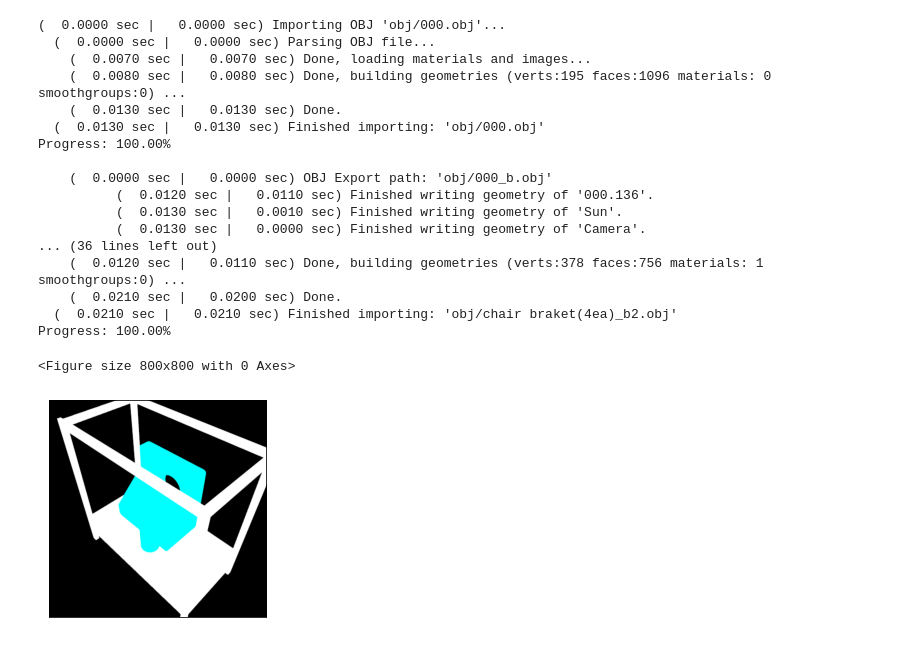
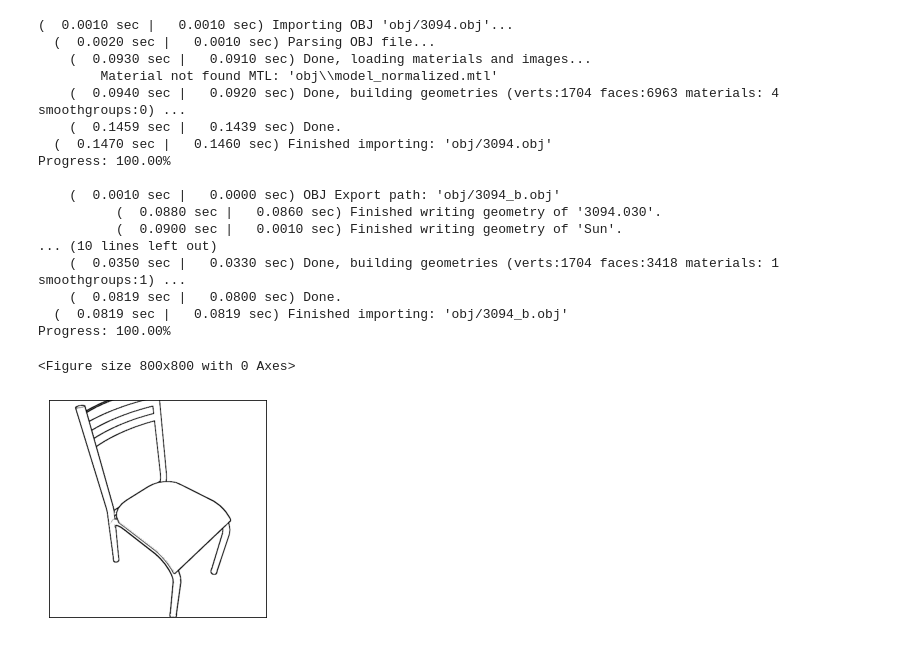
Before and after one commit to JunyoungPark95/RenderingModule, a Jupyter notebook: RenderMoudle.ipynb, the cells around one changed output. Cells and saved outputs as stored; diff of their text form; code cells hidden in the pictures.

Commit message:
Updated by SJH
modify a function of wireframe(stefan, shapenet)

```diff
--- a/RenderMoudle.ipynb
+++ b/RenderMoudle.ipynb
@@ -287,48 +290,48 @@ obj_data = []
 n = [0]
 
 # Preprocess of obj file
-name_1 = ['000', '000_b']    # name (before, after)
-pre_obj(name_1)
-name_2 = ['chair braket(4ea)', 'chair braket(4ea)_b2']
-pre_obj(name_2)
+# name_1 = ['chair braket(4ea)', 'chair braket(4ea)_b']    # name (before, after)
+name_1 = ['3094', '3094_b']    # name (before, after)
+# name_1 = ['000_', '000_b']    # name (before, after)
+
+
+pre_obj(name = name_1)
+# name_2 = ['chair braket(4ea)', 'chair braket(4ea)_b2']
+# pre_obj(name_2)
 
 # Object's location, rotation, scale, and color
 obj1 = Object(name_1, obj, obj_data)
 obj1.location(0, 0, 0)    # lotation (x, y, z)
 obj1.rotation(90, 0, 0)    # rotation (x, y, z) counter-clockwise
-obj1.scale(1, 1, 1)    # scale (x, y, z)
-obj1.color(1, 1, 1)    # color (r, g, b)
+obj1.scale(10, 10, 10)    # scale (x, y, z)
+obj1.color(10, 0, 1)    # color (r, g, b)
 
-obj2 = Object(name_2, obj, obj_data)
-obj2.location(0, 0, 0)
-obj2.rotation(90, 0, 90)
-obj2.scale(15, 15, 15)
-obj2.color(0, 1, 1)
+# obj2 = Object(name_2, obj, obj_data)
+# obj2.location(0, 0, 0)
+# obj2.rotation(90, 0, 90)
+# obj2.scale(15, 15, 15)
+# obj2.color(0, 1, 1)
 
 # Camera
 cam = Camera('PERSP')    # 'PERSP' or 'ORTHO'
-cam.pos(1, 45, 45)    # (radius, theta, phi)
+cam.pos(10, 45, 45)    # (radius, theta, phi)
 cam.intrinsic(35, 0, 0)    # (focal length, shift_x, shift_y)
-
-# Render passes
-mode = ''    # 'wireframe', 'normal', and anything(default)
-render_pass(mode, obj, n)
 # %% [output]
-(  0.0000 sec |   0.0000 sec) Importing OBJ 'obj/000.obj'...
-  (  0.0000 sec |   0.0000 sec) Parsing OBJ file...
-    (  0.0070 sec |   0.0070 sec) Done, loading materials and images...
-    (  0.0080 sec |   0.0080 sec) Done, building geometries (verts:195 faces:1096 materials: 0 smoothgroups:0) ...
-    (  0.0130 sec |   0.0130 sec) Done.
-  (  0.0130 sec |   0.0130 sec) Finished importing: 'obj/000.obj'
+(  0.0010 sec |   0.0010 sec) Importing OBJ 'obj/3094.obj'...
+  (  0.0020 sec |   0.0010 sec) Parsing OBJ file...
+    (  0.0930 sec |   0.0910 sec) Done, loading materials and images...
+        Material not found MTL: 'obj\\model_normalized.mtl'
+    (  0.0940 sec |   0.0920 sec) Done, building geometries (verts:1704 faces:6963 materials: 4 smoothgroups:0) ...
+    (  0.1459 sec |   0.1439 sec) Done.
+  (  0.1470 sec |   0.1460 sec) Finished importing: 'obj/3094.obj'
 Progress: 100.00%
 
-    (  0.0000 sec |   0.0000 sec) OBJ Export path: 'obj/000_b.obj'
-          (  0.0120 sec |   0.0110 sec) Finished writing geometry of '000.136'.
-          (  0.0130 sec |   0.0010 sec) Finished writing geometry of 'Sun'.
-          (  0.0130 sec |   0.0000 sec) Finished writing geometry of 'Camera'.
-... (36 lines left out)
-    (  0.0120 sec |   0.0110 sec) Done, building geometries (verts:378 faces:756 materials: 1 smoothgroups:0) ...
-    (  0.0210 sec |   0.0200 sec) Done.
-  (  0.0210 sec |   0.0210 sec) Finished importing: 'obj/chair braket(4ea)_b2.obj'
+    (  0.0010 sec |   0.0000 sec) OBJ Export path: 'obj/3094_b.obj'
+          (  0.0880 sec |   0.0860 sec) Finished writing geometry of '3094.030'.
+          (  0.0900 sec |   0.0010 sec) Finished writing geometry of 'Sun'.
+... (10 lines left out)
+    (  0.0350 sec |   0.0330 sec) Done, building geometries (verts:1704 faces:3418 materials: 1 smoothgroups:1) ...
+    (  0.0819 sec |   0.0800 sec) Done.
+  (  0.0819 sec |   0.0819 sec) Finished importing: 'obj/3094_b.obj'
 Progress: 100.00%
 <Figure size 800x800 with 0 Axes>
@@ -335,11 +342,11 @@ Progress: 100.00%
 # %%
 # Save and show Image
-result_name = 'result1'
+result_name = 'result'
 # name the file
 plt.imshow(get_img(size = size, name = result_name))    # save the file
 plt.xticks([]);plt.yticks([])
 plt.show()
 
 tmpdir.cleanup()
 # %% [output]
-[figure, old version]
+[figure, new version]
```
Also changed, not shown: parts of 2 cells of this notebook.
